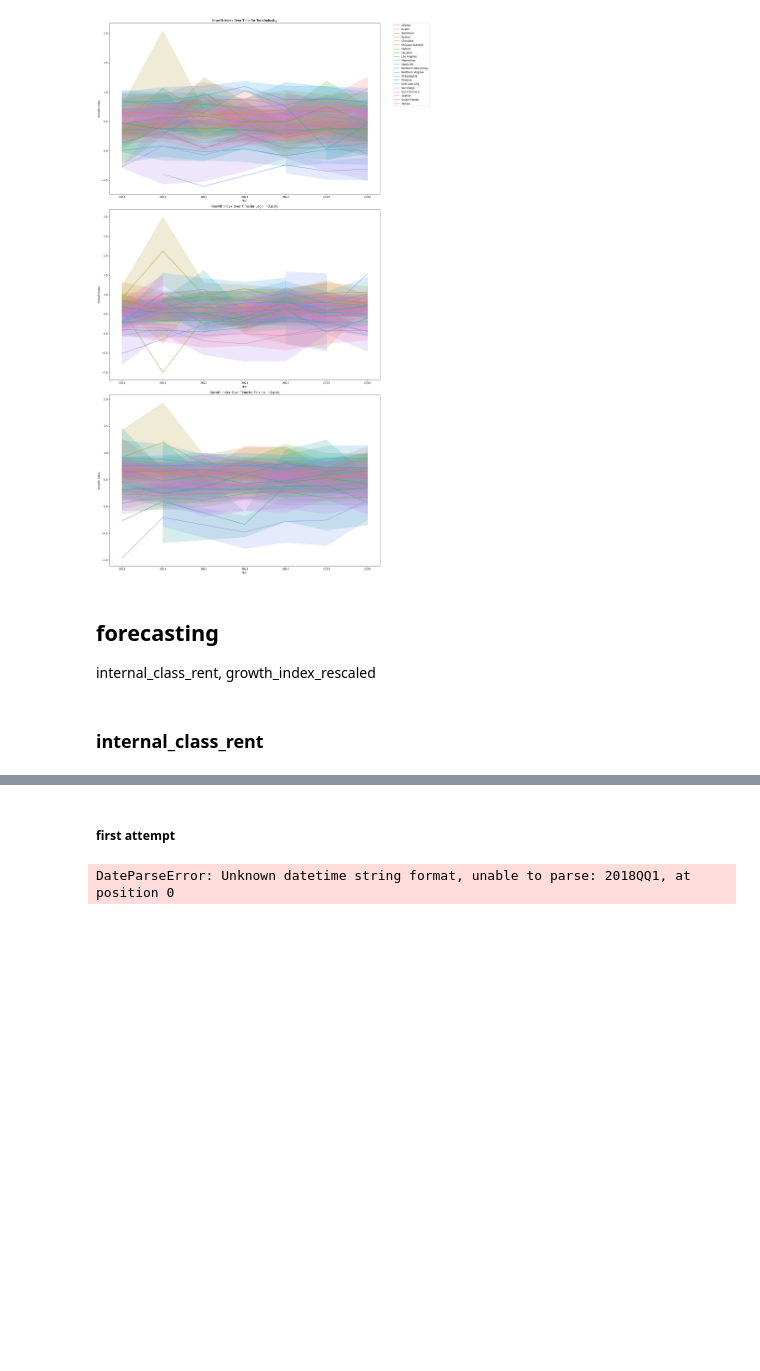
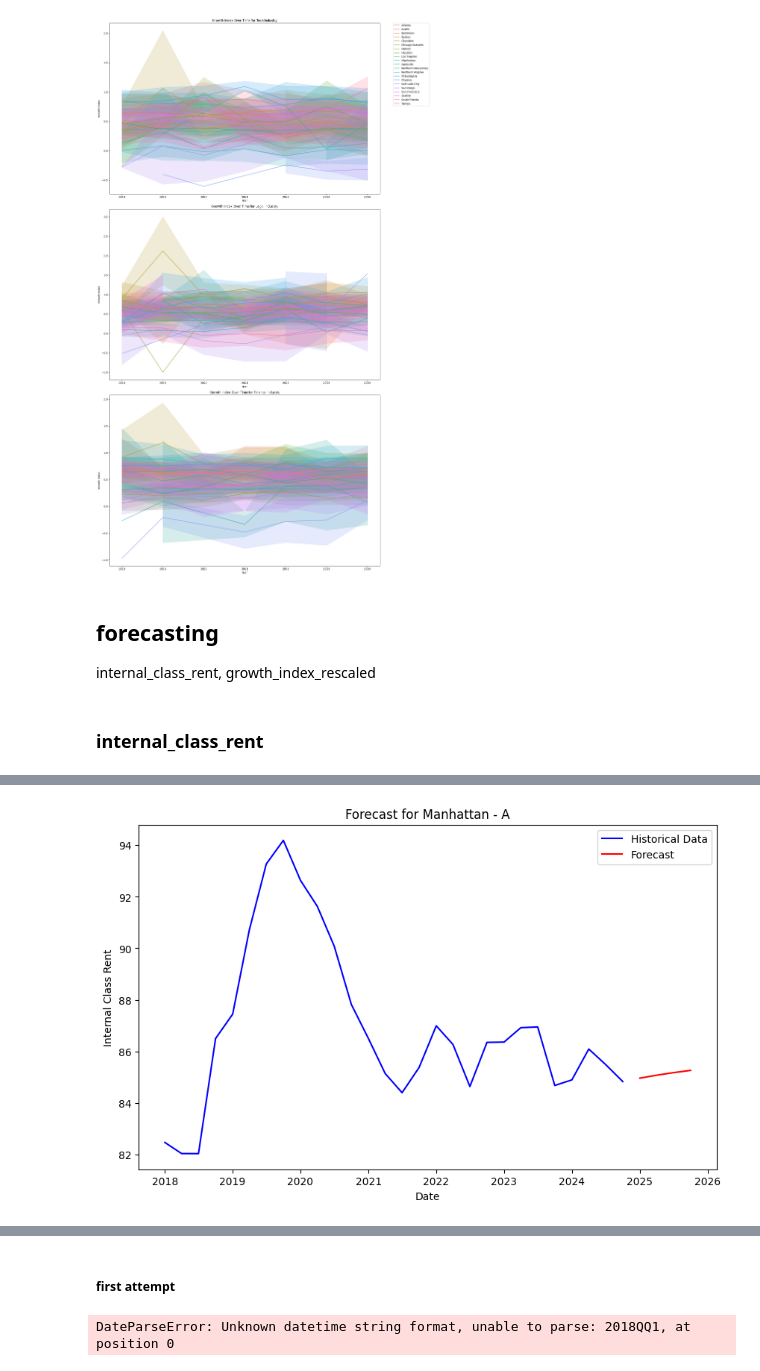
Before and after one commit to nks8566/DataFest-2025, a Jupyter notebook: secondary.ipynb, the cells around one changed output, grey strips where cells are left out. Drawn from its saved outputs; the diff is of its cells as text; code cells hidden in the pictures; blank space fills up the shorter version.

```diff
--- a/secondary.ipynb
+++ b/secondary.ipynb
@@ -632,0 +962,96 @@ forecasted_tech.head(5)
+# %%
+import pandas as pd
+from statsmodels.tsa.arima.model import ARIMA
+import matplotlib.pyplot as plt
+
+# Define a minimum sample size
+MIN_SAMPLE_SIZE = 1
+
+# Initialize the list to store forecast results
+forecast_data = []
+
+# Focus on 'Manhattan' market
+specific_market = 'Manhattan'  # Market = Manhattan
+specific_internal_class = 'A'  # Example internal_class (A or O)
+
+# Filter data for 'Manhattan' and a specific 'internal_class'
+df_filtered = df_tech[(df_tech['market'] == specific_market) &
+                      (df_tech['internal_class'] == specific_internal_class)]
+
+# Check if the filtered data is not empty
+if df_filtered.empty:
+    print(f"❌ No data found for {specific_market} and {specific_internal_class}. Skipping.")
+else:
+    print(f"🔍 Processing data for {specific_market} - {specific_internal_class}")
+
+    # Convert 'year' and 'quarter' to a valid datetime index
+    def quarter_to_date(year, quarter):
+        quarter_start_month = {'Q1': 1, 'Q2': 4, 'Q3': 7, 'Q4': 10}
+        start_month = quarter_start_month.get(quarter, 1)
+        return pd.Timestamp(year=int(year), month=start_month, day=1)
+
+    # Convert 'year' and 'quarter' to datetime and set it as the index
+    df_filtered['date'] = df_filtered.apply(lambda row: quarter_to_date(row['year'], row['quarter']), axis=1)
+    df_filtered.set_index('date', inplace=True)
+
+    # Create time series for 'internal_class_rent'
+    ts = df_filtered[['internal_class_rent']].copy()
+    ts = ts.sort_index()
+
+    # Ensure no missing dates (optional: can forward fill missing dates)
+    ts = ts[~ts.index.duplicated(keep='first')]
+    ts = ts.asfreq('QS')  # Set as Quarterly Start frequency
+
+    # Check if there's enough data
+    if len(ts) < MIN_SAMPLE_SIZE:
+        print(f"❌ Not enough data for {specific_market}, {specific_internal_class}. Skipping this group.")
+    else:
+        try:
+            # Fit ARIMA model (without seasonal components)
+            model = ARIMA(ts['internal_class_rent'], order=(1, 0, 0))  # ARIMA (p, d, q)
+            model_fit = model.fit()
+
+            # Print the summary of the model for detailed diagnostics
+            print(f"\nModel Summary for {specific_market} - {specific_internal_class}:")
+            print(model_fit.summary())
+
+            # Forecast the next 4 quarters (1 year ahead)
+            forecast = model_fit.forecast(steps=4)
+
+            # Generate future dates for the forecast (Quarterly start dates)
+            future_dates = pd.date_range(start=ts.index[-1] + pd.offsets.QuarterBegin(), periods=4, freq='QS')
+
+            # Create a DataFrame for the forecast results
+            forecast_df = pd.DataFrame({
+                'date': future_dates,
+                'forecast': forecast,
+                'market': specific_market,
+                'internal_class': specific_internal_class
+            })
+            forecast_data.append(forecast_df)
+
+            # Optional: Plot the forecast along with the original series
+            plt.figure(figsize=(10, 6))
+            plt.plot(ts.index, ts['internal_class_rent'], label='Historical Data', color='blue')
+            plt.plot(future_dates, forecast, label='Forecast', color='red')
+            plt.title(f"Forecast for {specific_market} - {specific_internal_class}")
+            plt.xlabel('Date')
+            plt.ylabel('Internal Class Rent')
+            plt.legend()
+            plt.show()
+
+        except Exception as e:
+            print(f"❌ Error with ARIMA for {specific_market}, {specific_internal_class}: {e}. Skipping this group.")
+
+# Combine all forecast data into a single DataFrame
+if forecast_data:
+    forecast_results_df = pd.concat(forecast_data, ignore_index=True)
+    # Optional: Save the forecast results to a CSV file
+    forecast_results_df.to_csv('manhattan_forecast_results_arima.csv', index=False)
+
+    # Preview the forecast results
+    print("\n📈 Forecast Preview:")
+    print(forecast_results_df.head(10))
+else:
+    print("❌ No forecasts generated.")
+# %% [output]
@@ -632,0 +1080 @@ forecasted_tech.head(5)
+[figure, added]
```
Also changed, not shown: parts of 21 cells of this notebook, 3 other files.
